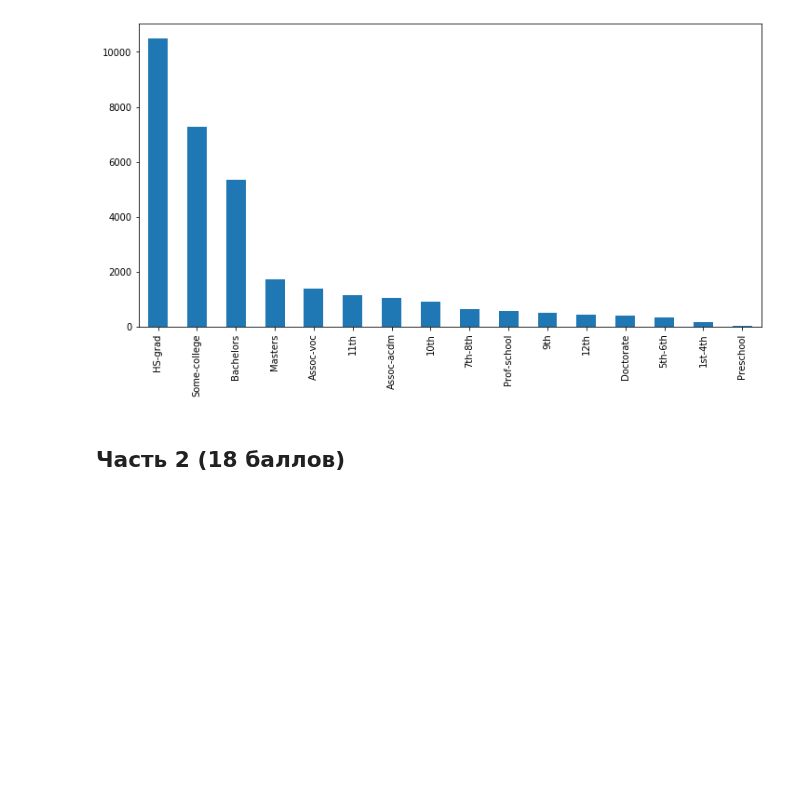
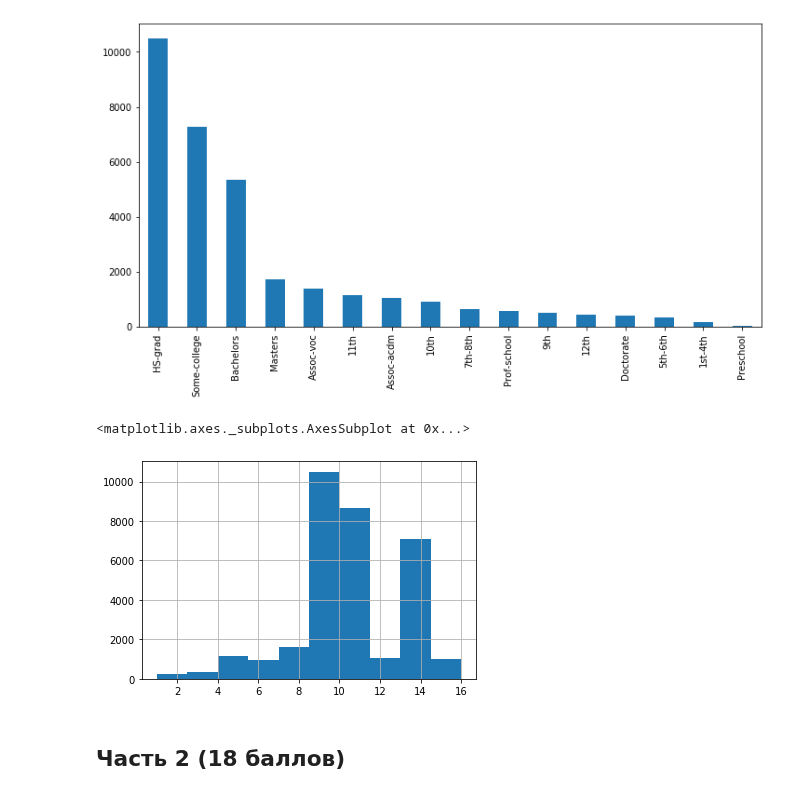
Before and after one commit to D7nis/Course-ML-Classic, a Jupyter notebook: Practice/1. Numpy + pandas/homework/01-02-workshop-pandas_DDA.ipynb, the cells around one changed output. Drawn from its saved outputs; the diff is of its cells as text; code cells hidden in the pictures; blank space fills up the shorter version.

```diff
--- a/Practice/1. Numpy + pandas/homework/01-02-workshop-pandas_DDA.ipynb
+++ b/Practice/1. Numpy + pandas/homework/01-02-workshop-pandas_DDA.ipynb
@@ -210,6 +210,11 @@ plt.figure(figsize=(12,6))
 df['education'].value_counts().plot(kind='bar');
 # %% [output]
 [figure]
+# %%
+df['education.num'].hist()
+# %% [output]
+<matplotlib.axes._subplots.AxesSubplot at 0x...>
+[figure, added]
 # %% [markdown]
 ## Часть 2 (18 баллов)
 # %% [markdown]
```
Also changed, not shown: parts of 5 cells of this notebook.
